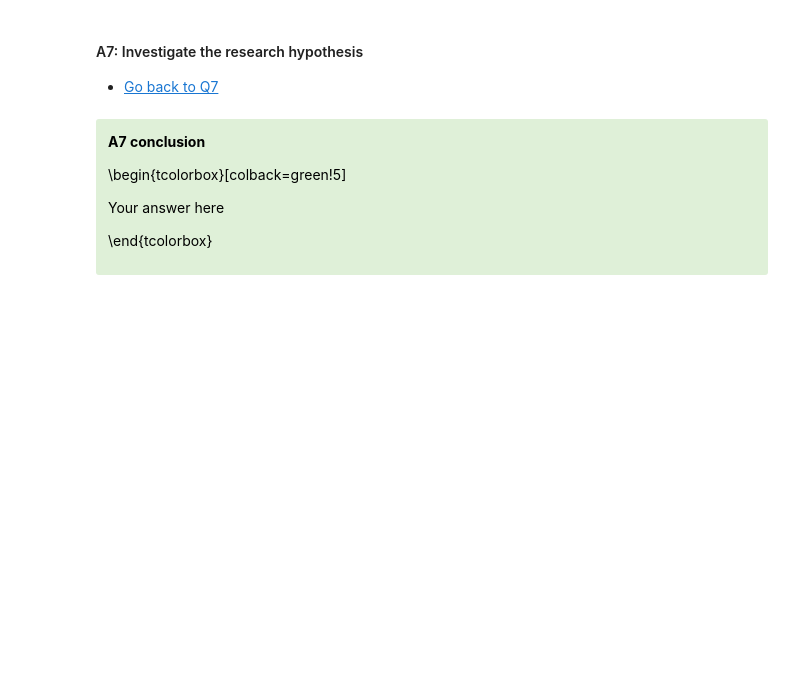
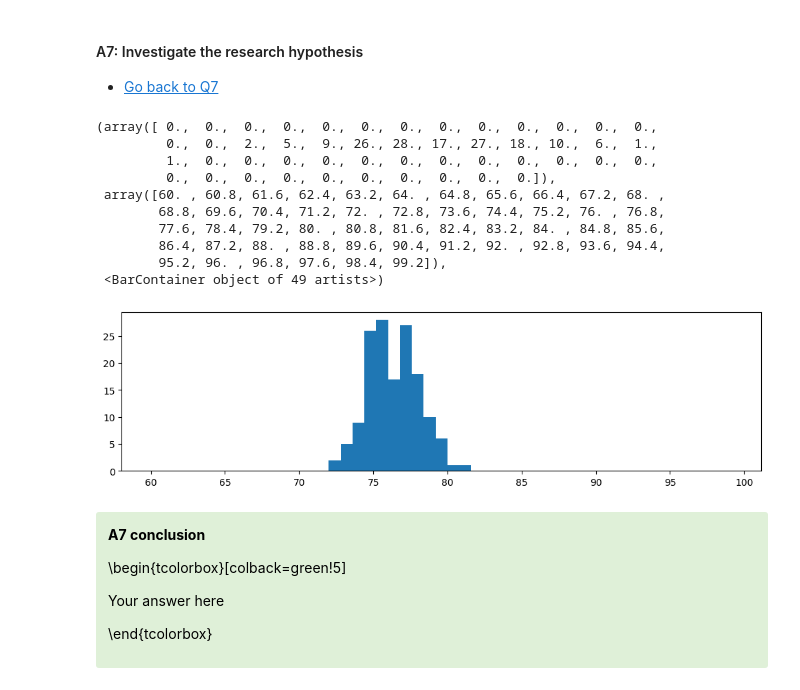
Before and after one commit to RobbeDeMuynck/CN_practicals, a Jupyter notebook: Module 2/Ex2/Module2_Ex2_Group7.ipynb, the cells around one changed output. Drawn from its saved outputs; the diff is of its cells as text; code cells hidden in the pictures; blank space fills up the shorter version.

```diff
--- a/Module 2/Ex2/Module2_Ex2_Group7.ipynb
+++ b/Module 2/Ex2/Module2_Ex2_Group7.ipynb
@@ -896,3 +894,26 @@ Your answer here
+# %%
+# Your Code Goes Here
+SR = 80
+mean_SR = []
+for exp in range(150):
+    rate = ffGn(30*Fs, 1/Fs, 2/3, SR) + SR
+    spiketimes , PSref = inhomPP(rate,1/Fs)
+    mean_SR.append(len(spiketimes)/30)
+
+bin_edges = arange(SR-.25*SR, SR+.25*SR, .01*SR)
+plt.hist(mean_SR, bin_edges)
+# %% [output]
+(array([ 0.,  0.,  0.,  0.,  0.,  0.,  0.,  0.,  0.,  0.,  0.,  0.,  0.,
+         0.,  0.,  2.,  5.,  9., 26., 28., 17., 27., 18., 10.,  6.,  1.,
+         1.,  0.,  0.,  0.,  0.,  0.,  0.,  0.,  0.,  0.,  0.,  0.,  0.,
+         0.,  0.,  0.,  0.,  0.,  0.,  0.,  0.,  0.,  0.]),
+ array([60. , 60.8, 61.6, 62.4, 63.2, 64. , 64.8, 65.6, 66.4, 67.2, 68. ,
+        68.8, 69.6, 70.4, 71.2, 72. , 72.8, 73.6, 74.4, 75.2, 76. , 76.8,
+        77.6, 78.4, 79.2, 80. , 80.8, 81.6, 82.4, 83.2, 84. , 84.8, 85.6,
+        86.4, 87.2, 88. , 88.8, 89.6, 90.4, 91.2, 92. , 92.8, 93.6, 94.4,
+        95.2, 96. , 96.8, 97.6, 98.4, 99.2]),
+ <BarContainer object of 49 artists>)
+[figure, added]
 # %%
 # Make the figures here
 # %% [markdown]
```
Also changed, not shown: parts of 1 cell of this notebook.
